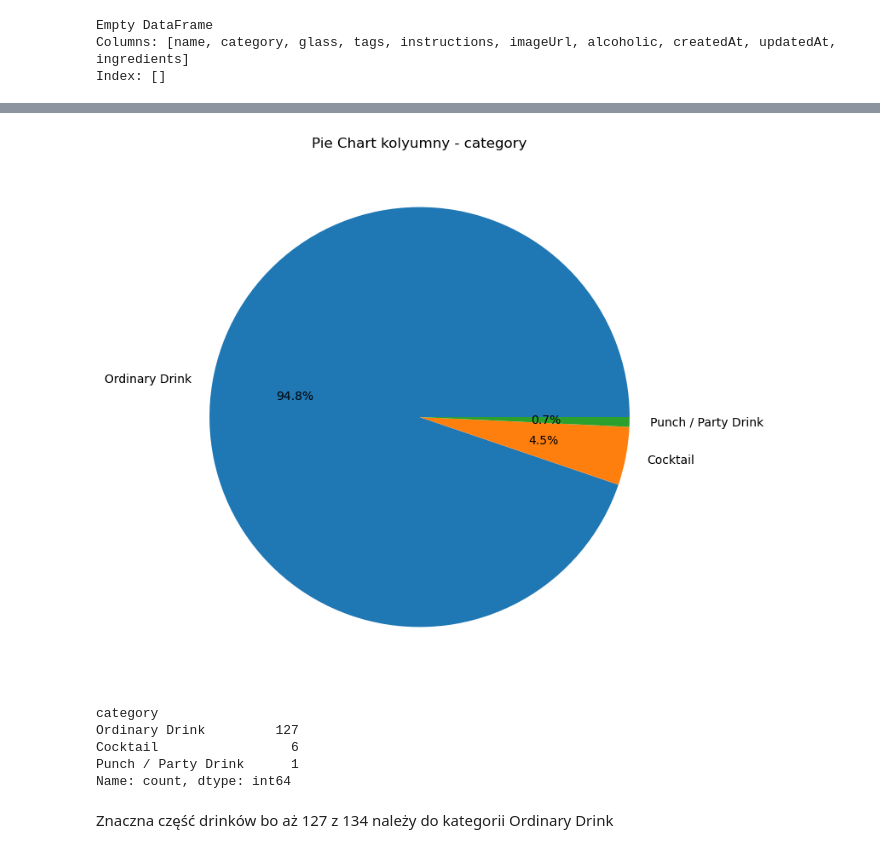
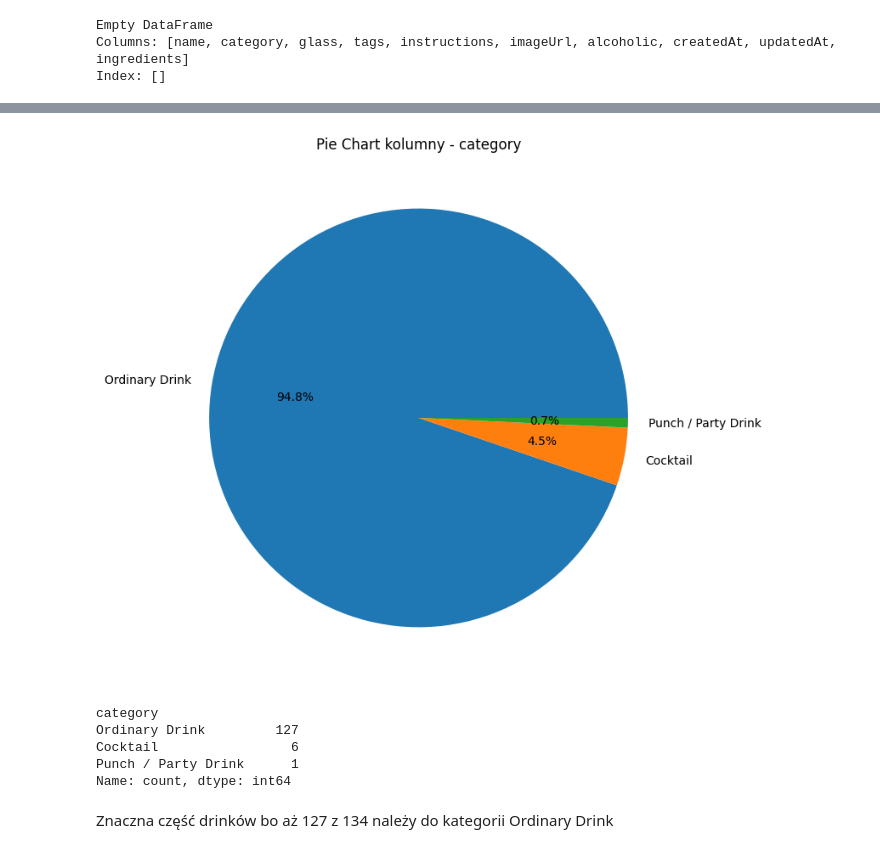
Before and after one commit to Afraiven/CocktailDB-EDA-and-Clustering, a Jupyter notebook: notebooks/1_EDA.ipynb, the cells around one changed output, grey strips where cells are left out. Cells and saved outputs as stored; diff of their text form; code cells hidden in the pictures.

```diff
--- a/notebooks/1_EDA.ipynb
+++ b/notebooks/1_EDA.ipynb
@@ -119,23 +124,24 @@ Empty DataFrame
 Columns: [name, category, glass, tags, instructions, imageUrl, alcoholic, createdAt, updatedAt, ingredients]
 Index: []
 # %%
-# histogram kolumny - category
 plt.figure(figsize=(10, 5))
 data['category'].value_counts().plot(kind='bar')
 plt.title('Histogram kolumny - category')
-plt.xlabel('Glass Type')
+plt.xlabel('category')
 plt.ylabel('Ilość drinków')
 plt.show()
 
 plt.figure(figsize=(8, 8))
-data['category'].value_counts().plot(kind='pie', autopct='%1.1f%%')
-plt.title('Pie Chart kolyumny - category')
+category_counts = data['category'].dropna().value_counts()
+plt.pie(category_counts, labels=category_counts.index, autopct='%1.1f%%')
+plt.title('Pie Chart kolumny - category')
 plt.ylabel('')
 plt.show()
+
 print(data['category'].value_counts())
 # %% [output]
 [figure]
-[figure, old version]
+[figure, new version]
 category
 Ordinary Drink         127
 Cocktail                 6
```
Also changed, not shown: parts of 4 cells of this notebook, 8 other files.
